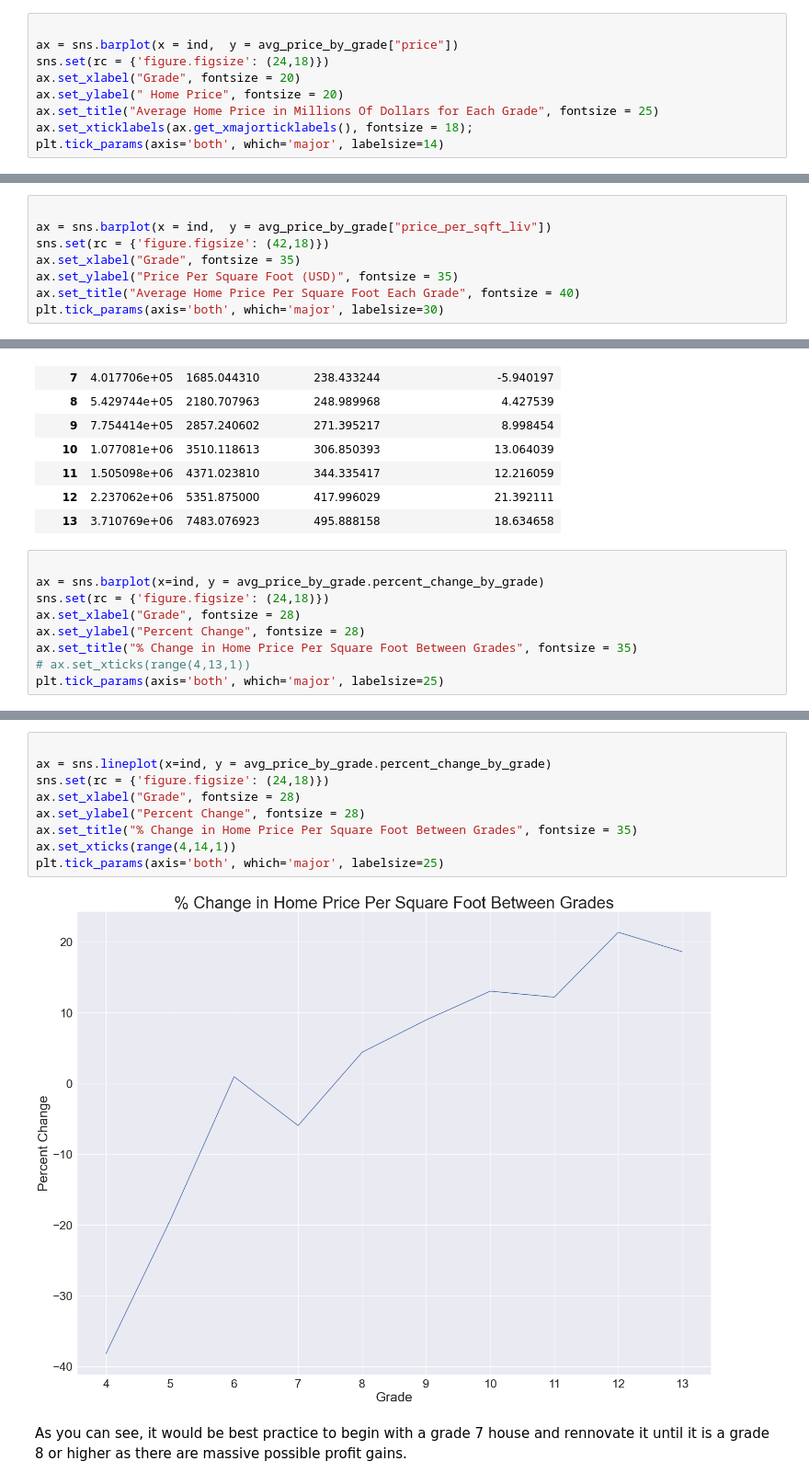
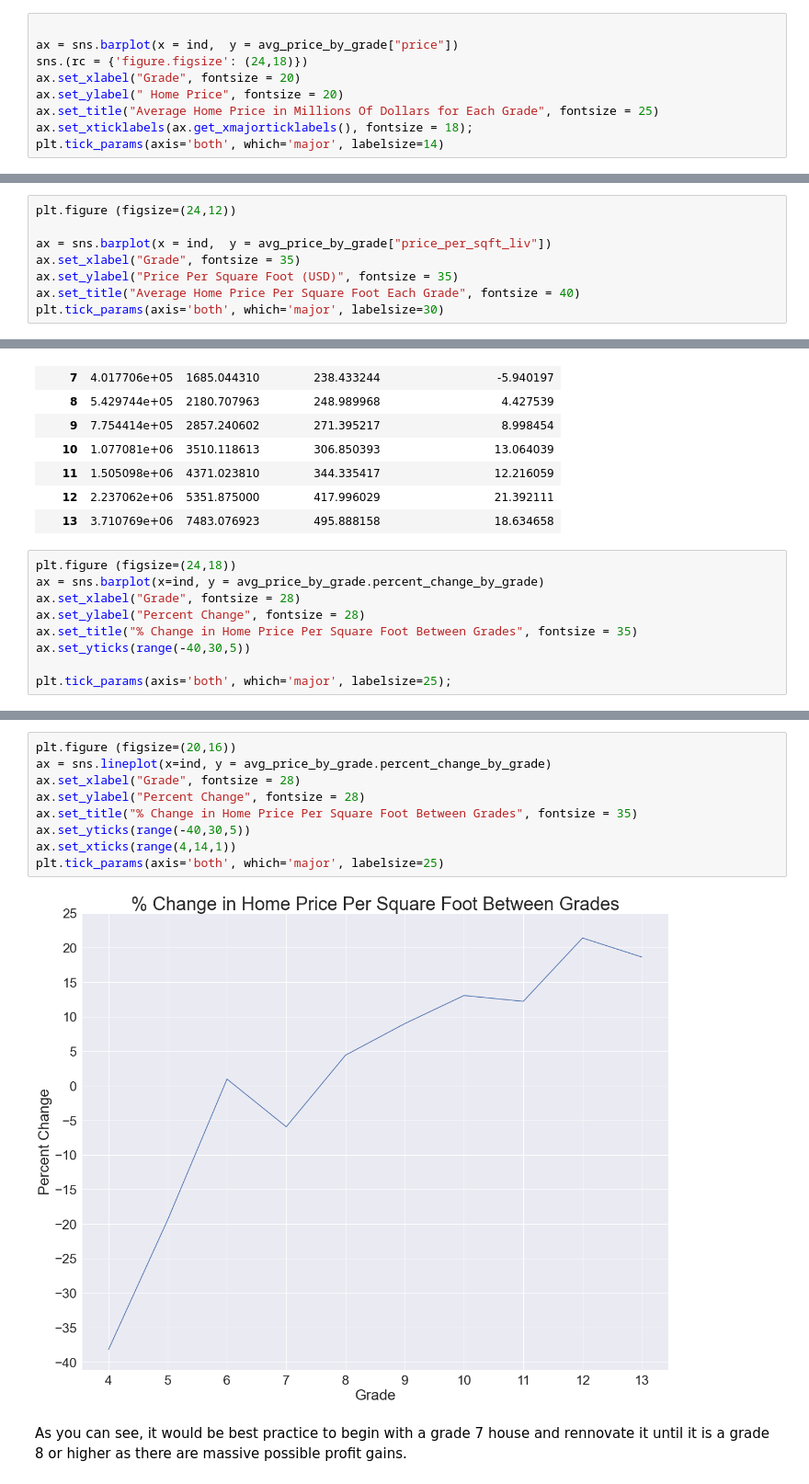
Before and after one commit to soohojp/Phase2_Project, a Jupyter notebook: Price_Grade_Sqft.ipynb, the cells around one changed output, grey strips where cells are left out. Shown: that part at 92% size. Drawn from its saved outputs; the diff is of its cells as text.

```diff
--- a/Price_Grade_Sqft.ipynb
+++ b/Price_Grade_Sqft.ipynb
@@ -99,7 +99,7 @@ We then graphed both of these results below.
 # %%
 
 ax = sns.barplot(x = ind,  y = avg_price_by_grade["price"])
-sns.set(rc = {'figure.figsize': (24,18)})
+sns.(rc = {'figure.figsize': (24,18)})
 ax.set_xlabel("Grade", fontsize = 20)
 ax.set_ylabel(" Home Price", fontsize = 20)
 ax.set_title("Average Home Price in Millions Of Dollars for Each Grade", fontsize = 25)
@@ -110,7 +110,7 @@ plt.tick_params(axis='both', which='major', labelsize=14)
 # %%
+plt.figure (figsize=(24,12))
 
 ax = sns.barplot(x = ind,  y = avg_price_by_grade["price_per_sqft_liv"])
-sns.set(rc = {'figure.figsize': (42,18)})
 ax.set_xlabel("Grade", fontsize = 35)
 ax.set_ylabel("Price Per Square Foot (USD)", fontsize = 35)
 ax.set_title("Average Home Price Per Square Foot Each Grade", fontsize = 40)
@@ -138,12 +138,12 @@ avg_price_by_grade
 | 12 | 2.237062e+06 | 5351.875000 | 417.996029 | 21.392111 |
 | 13 | 3.710769e+06 | 7483.076923 | 495.888158 | 18.634658 |
 # %%
-
+plt.figure (figsize=(24,18))
 ax = sns.barplot(x=ind, y = avg_price_by_grade.percent_change_by_grade)
-sns.set(rc = {'figure.figsize': (24,18)})
 ax.set_xlabel("Grade", fontsize = 28)
 ax.set_ylabel("Percent Change", fontsize = 28)
 ax.set_title("% Change in Home Price Per Square Foot Between Grades", fontsize = 35)
-# ax.set_xticks(range(4,13,1))
-plt.tick_params(axis='both', which='major', labelsize=25)
+ax.set_yticks(range(-40,30,5))
+
+plt.tick_params(axis='both', which='major', labelsize=25);
 # %% [output]
@@ -151,14 +151,14 @@ plt.tick_params(axis='both', which='major', labelsize=25)
 # %%
-
+plt.figure (figsize=(20,16))
 ax = sns.lineplot(x=ind, y = avg_price_by_grade.percent_change_by_grade)
-sns.set(rc = {'figure.figsize': (24,18)})
 ax.set_xlabel("Grade", fontsize = 28)
 ax.set_ylabel("Percent Change", fontsize = 28)
 ax.set_title("% Change in Home Price Per Square Foot Between Grades", fontsize = 35)
+ax.set_yticks(range(-40,30,5))
 ax.set_xticks(range(4,14,1))
 plt.tick_params(axis='both', which='major', labelsize=25)
 # %% [output]
-[figure, old version]
+[figure, new version]
 # %% [markdown]
 As you can see, it would be best practice to begin with a grade 7 house and rennovate it until it is a grade 8 or higher as there are massive possible profit gains.
 # %%
```
Also changed, not shown: parts of 6 cells of this notebook.
